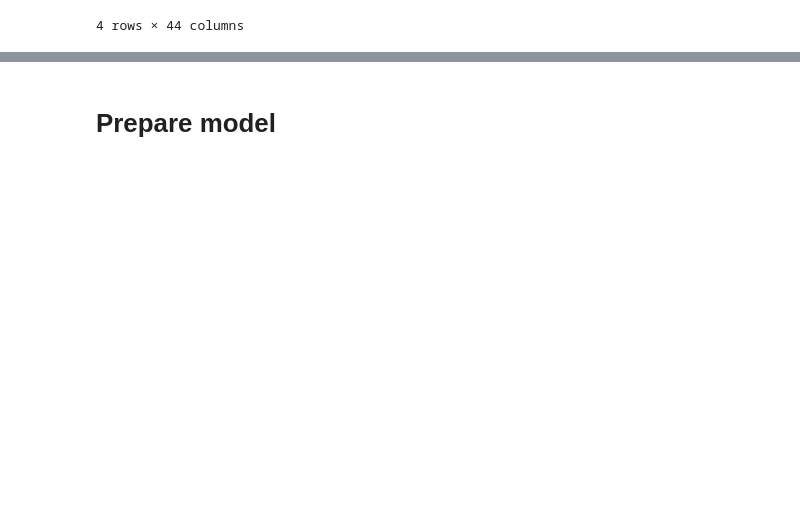
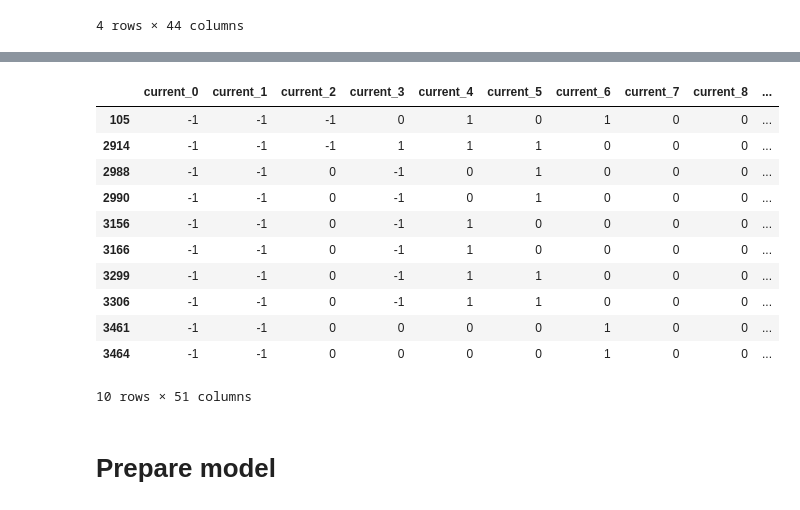
Before and after one commit to JorenM-1746890/ML_project, a Jupyter notebook: createmodel.ipynb, the cells around one changed output, grey strips where cells are left out. Cells and saved outputs as stored; diff of their text form; code cells hidden in the pictures; blank space fills up the shorter version.

```diff
--- a/createmodel.ipynb
+++ b/createmodel.ipynb
@@ -157,0 +155,26 @@ data.to_csv('board_data2.csv', index=False)
+# %%
+# Most common winning column is the choosen column
+m = np.zeros_like(data[['total_0', 'total_1', 'total_2', 'total_3', 'total_4', 'total_5', 'total_6']].values)
+m[np.arange(len(data[['total_0', 'total_1', 'total_2', 'total_3', 'total_4', 'total_5', 'total_6']])), data[['total_0', 'total_1', 'total_2', 'total_3', 'total_4', 'total_5', 'total_6']].values.argmax(1)] = 1
+df1 = pd.DataFrame(m, columns = [['total_0', 'total_1', 'total_2', 'total_3', 'total_4', 'total_5', 'total_6']]).astype(int)
+data['total_0'] = df1['total_0']
+data['total_1'] = df1['total_1']
+data['total_2'] = df1['total_2']
+data['total_3'] = df1['total_3']
+data['total_4'] = df1['total_4']
+data['total_5'] = df1['total_5']
+data['total_6'] = df1['total_6']
+data.loc[data['total'] > 5].head(10)
+# %% [output]
+|  | current_0 | current_1 | current_2 | current_3 | current_4 | current_5 | current_6 | current_7 | current_8 | ... |
+| 105 | -1 | -1 | -1 | 0 | 1 | 0 | 1 | 0 | 0 | ... |
+| 2914 | -1 | -1 | -1 | 1 | 1 | 1 | 0 | 0 | 0 | ... |
+| 2988 | -1 | -1 | 0 | -1 | 0 | 1 | 0 | 0 | 0 | ... |
+| 2990 | -1 | -1 | 0 | -1 | 0 | 1 | 0 | 0 | 0 | ... |
+| 3156 | -1 | -1 | 0 | -1 | 1 | 0 | 0 | 0 | 0 | ... |
+| 3166 | -1 | -1 | 0 | -1 | 1 | 0 | 0 | 0 | 0 | ... |
+| 3299 | -1 | -1 | 0 | -1 | 1 | 1 | 0 | 0 | 0 | ... |
+| 3306 | -1 | -1 | 0 | -1 | 1 | 1 | 0 | 0 | 0 | ... |
+| 3461 | -1 | -1 | 0 | 0 | 0 | 0 | 1 | 0 | 0 | ... |
+| 3464 | -1 | -1 | 0 | 0 | 0 | 0 | 1 | 0 | 0 | ... |
+10 rows × 51 columns
```
Also changed, not shown: parts of 26 cells of this notebook, 8 other files.
